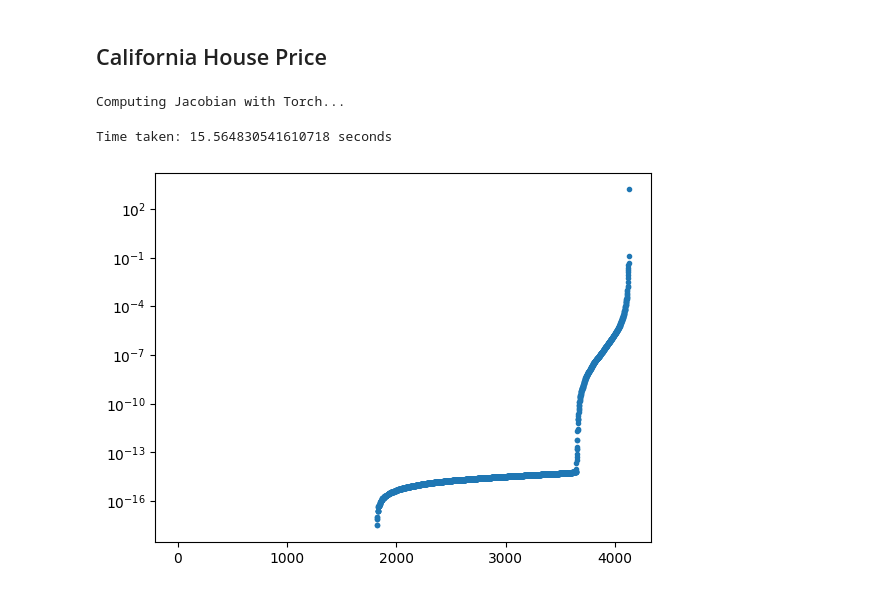
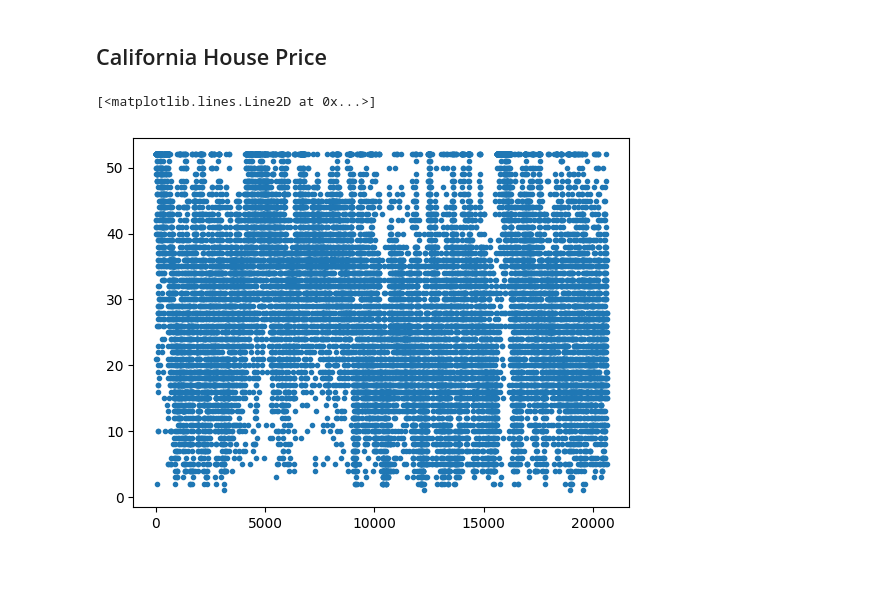
Before and after one commit to tristanth03/DMML, a Jupyter notebook: lokaverkefni/Data/prem_results.ipynb, the cells around one changed output. Saved outputs shown, nothing was run; the diff lists cells and outputs as text; code cells hidden in the pictures.

```diff
--- a/lokaverkefni/Data/prem_results.ipynb
+++ b/lokaverkefni/Data/prem_results.ipynb
@@ -151,43 +152,46 @@ def ffnn_model(D, K, M):
 # %%
 import torch
 from sklearn.datasets import fetch_california_housing
 from sklearn.model_selection import train_test_split
 from sklearn.preprocessing import StandardScaler
 
 # Step 1: Load the dataset
 housing = fetch_california_housing()
 X, y = housing.data, housing.target
 
-# Step 2: Preprocess the data (optional but recommended)
-# It's common to scale the input features before training
-scaler = StandardScaler()
-X_scaled = scaler.fit_transform(X)
 
-# Step 3: Split the data into training and test sets
-X_train, X_test, y_train, y_test = train_test_split(X_scaled, y, test_size=0.80, random_state=42)
 
-# Step 4: Convert the data to PyTorch tensors
-X_train_tensor = torch.tensor(X_train, dtype=torch.float32)
-X_test_tensor = torch.tensor(X_test, dtype=torch.float32)
-y_train_tensor = torch.tensor(y_train, dtype=torch.float32).view(-1, 1)  # Reshape to match the output
-y_test_tensor = torch.tensor(y_test, dtype=torch.float32).view(-1, 1)
 
-# Check the tensor shapes
-N = (X_train_tensor.shape[1])
-D = (X_train_tensor.shape[1])  # e.g., torch.Size([16512, 8])
-K = (y_train_tensor.shape[1])  # e.g., torch.Size([16512, 1])
-M = [64,32,16]  # Number of nodes per hidden layer
-NTK_ = KernelMatrix()
-model = ffnn_model(D,K,M)
-Df = NTK_.jacobian_torch(model, X_train_tensor, show_progress=True)
-kernel = torch.mm(Df,Df.T)
-eig = torch.linalg.eigvals(kernel).real.to(dtype=torch.float32)
-eta = 1/(eig[1].item()) # 1/(lambda_max)
+plt.plot(X[:,1],'.')
+# # Step 2: Preprocess the data (optional but recommended)
+# # It's common to scale the input features before training
+# scaler = StandardScaler()
+# X_scaled = scaler.fit_transform(X)
 
-plt.plot(torch.sort(eig)[0],'.')
-plt.yscale('log')
-plt.show()
+# # Step 3: Split the data into training and test sets
+# X_train, X_test, y_train, y_test = train_test_split(X_scaled, y, test_size=0.80, random_state=42)
+
+# # Step 4: Convert the data to PyTorch tensors
+# X_train_tensor = torch.tensor(X_train, dtype=torch.float32)
+# X_test_tensor = torch.tensor(X_test, dtype=torch.float32)
+# y_train_tensor = torch.tensor(y_train, dtype=torch.float32).view(-1, 1)  # Reshape to match the output
+# y_test_tensor = torch.tensor(y_test, dtype=torch.float32).view(-1, 1)
+
+# # Check the tensor shapes
+# N = (X_train_tensor.shape[1])
+# D = (X_train_tensor.shape[1])  # e.g., torch.Size([16512, 8])
+# K = (y_train_tensor.shape[1])  # e.g., torch.Size([16512, 1])
+# M = [64,32,16]  # Number of nodes per hidden layer
+# NTK_ = KernelMatrix()
+# model = ffnn_model(D,K,M)
+# Df = NTK_.jacobian_torch(model, X_train_tensor, show_progress=True)
+# kernel = torch.mm(Df,Df.T)
+# eig = torch.linalg.eigvals(kernel).real.to(dtype=torch.float32)
+# eta = 1/(eig[1].item()) # 1/(lambda_max)
+
+# plt.plot(torch.sort(eig)[0],'.')
+# plt.yscale('log')
+# plt.show()
 # %% [output]
-Computing Jacobian with Torch...
+[<matplotlib.lines.Line2D at 0x...>]
-Time taken: 15.564830541610718 seconds
-[figure, old version]
+[figure, new version]
```
Also changed, not shown: parts of 2 cells of this notebook, 10 other files.
